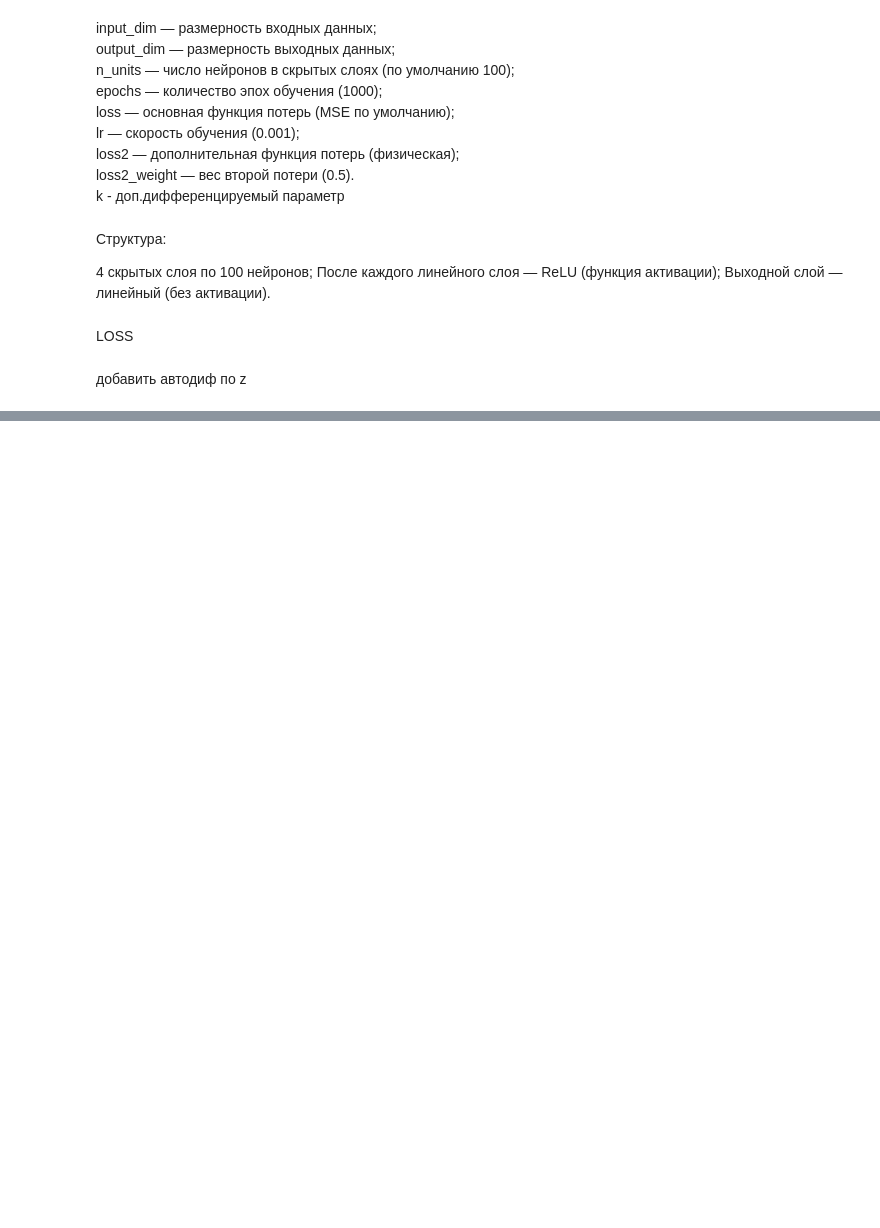
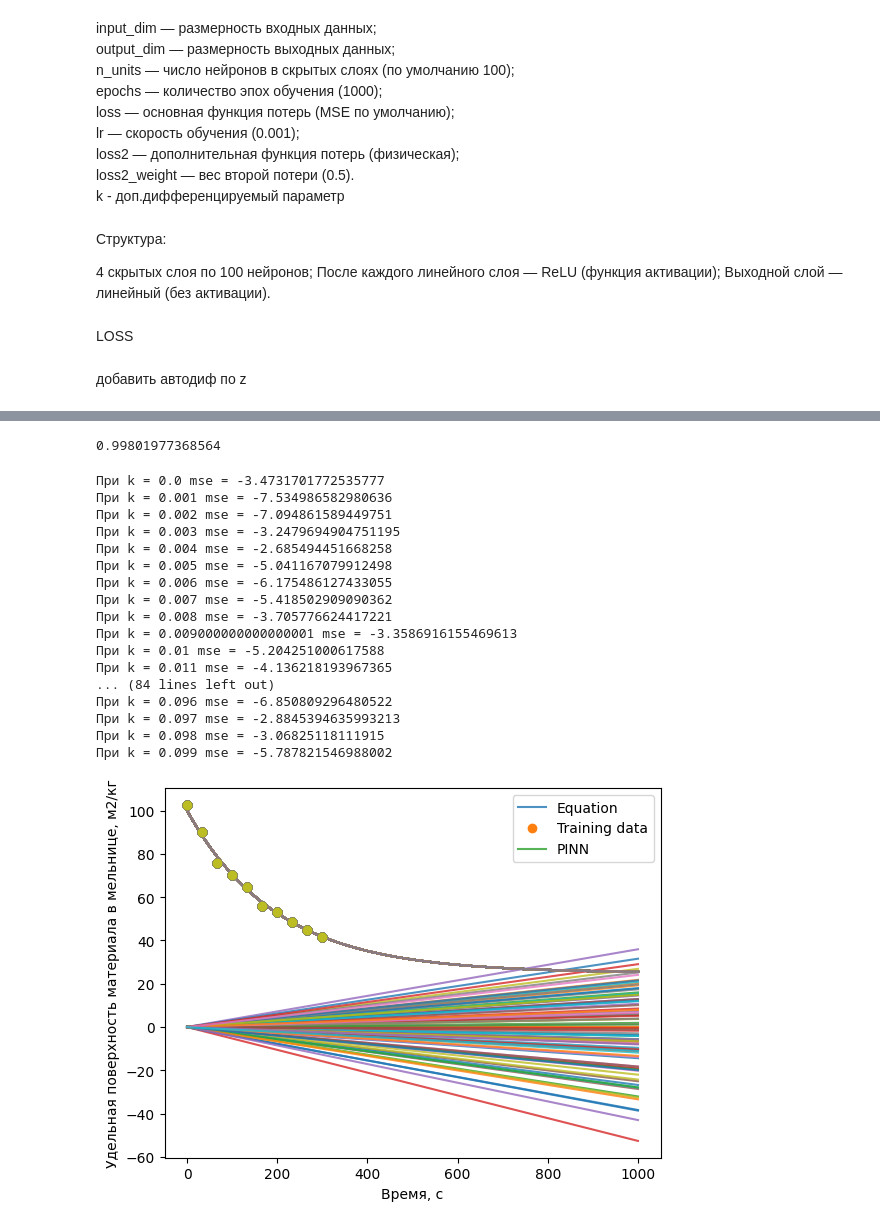
Before and after one commit to kzmna/PINN, a Jupyter notebook: irrelevant/old_training.ipynb, the cells around one changed output, grey strips where cells are left out. Cells and saved outputs as stored; diff of their text form; code cells hidden in the pictures; blank space fills up the shorter version.

```diff
--- a/irrelevant/old_training.ipynb
+++ b/irrelevant/old_training.ipynb
@@ -310,0 +267,44 @@ plt.xlabel('Время, с')
+# %%
+r2 = r2_score(surfaces, preds)
+r2
+# %% [output]
+0.99801977368564
+# %%
+r2s = []
+ks = []
+for i in np.arange(0, 0.1, 0.001):
+
+    pinn = Pinn(1, 1, loss2=physics_loss, loss2_weight=1, epochs=20000, lr= 5e-6, k=i).to(DEVICE)
+
+    preds = pinn.predict(times)
+    r2 = r2_score(surfaces, preds)
+    r2s.append(r2)
+    ks.append(i)
+    plt.plot(times, surfaces, alpha=0.8)
+    plt.plot(t, S, 'o')
+    plt.plot(times, preds, alpha=0.8)
+    plt.legend(labels=['Equation','Training data', 'PINN'])
+    plt.ylabel('Удельная поверхность материала в мельнице, м2/кг')
+    plt.xlabel('Время, с')
+
+for z, m in zip(r2s, ks):
+    print(f'При k = {m} mse = {z}')
+# %% [output]
+При k = 0.0 mse = -3.4731701772535777
+При k = 0.001 mse = -7.534986582980636
+При k = 0.002 mse = -7.094861589449751
+При k = 0.003 mse = -3.2479694904751195
+При k = 0.004 mse = -2.685494451668258
+При k = 0.005 mse = -5.041167079912498
+При k = 0.006 mse = -6.175486127433055
+При k = 0.007 mse = -5.418502909090362
+При k = 0.008 mse = -3.705776624417221
+При k = 0.009000000000000001 mse = -3.3586916155469613
+При k = 0.01 mse = -5.204251000617588
+При k = 0.011 mse = -4.136218193967365
+... (84 lines left out)
+При k = 0.096 mse = -6.850809296480522
+При k = 0.097 mse = -2.8845394635993213
+При k = 0.098 mse = -3.06825118111915
+При k = 0.099 mse = -5.787821546988002
+[figure, added]
```
Also changed, not shown: parts of 21 cells of this notebook, 10 other files.
